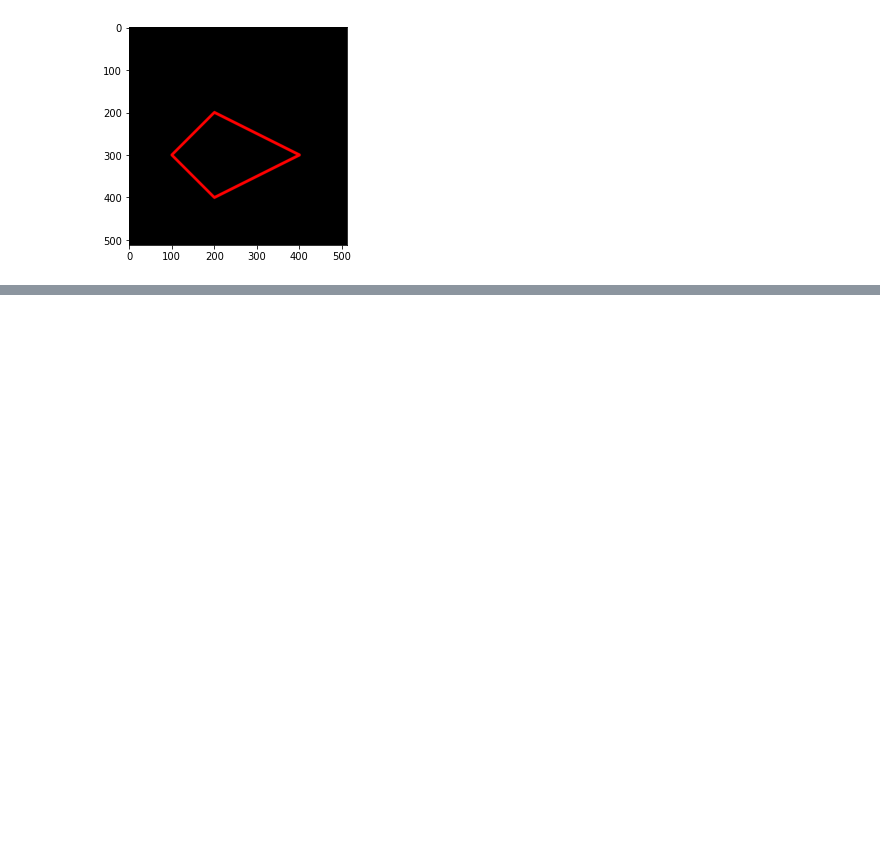
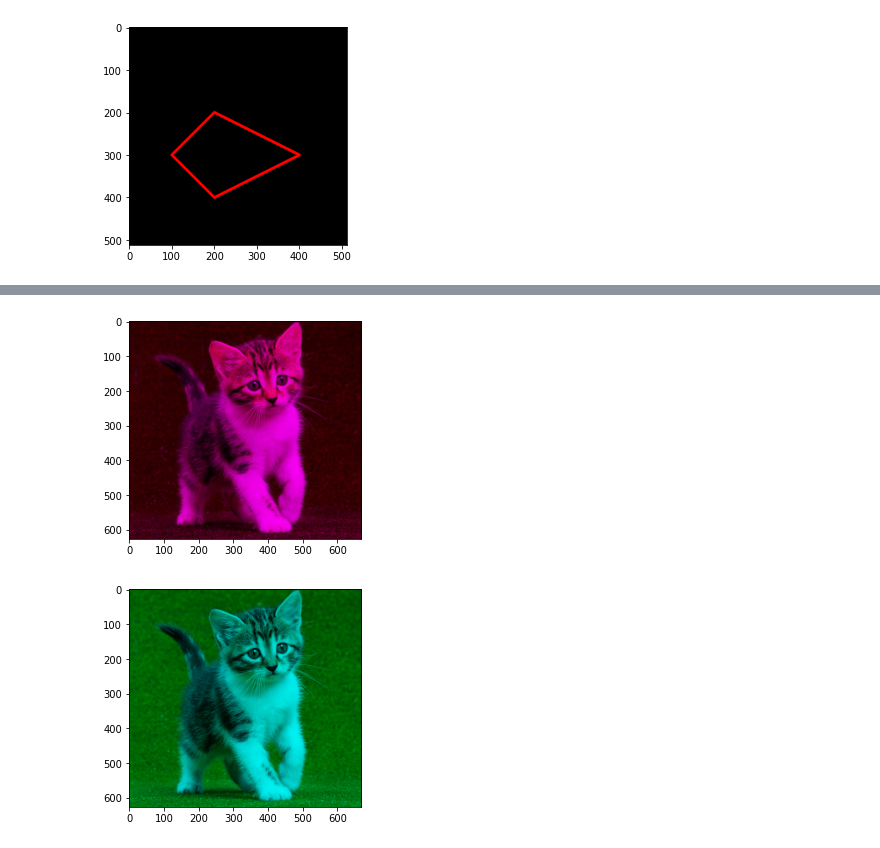
Before and after one commit to raihanhd12/PCVK_Genap_2023, a Jupyter notebook: Minggu 2/Week2.ipynb, the cells around one changed output, grey strips where cells are left out. Saved outputs shown, nothing was run; the diff lists cells and outputs as text; code cells hidden in the pictures; blank space fills up the shorter version.

```diff
--- a/Minggu 2/Week2.ipynb
+++ b/Minggu 2/Week2.ipynb
@@ -141,0 +199,25 @@ plt.imshow(black_img2)
+# %%
+# Inisiasi Variabel gambar
+imgt2 = img
+
+# Konversi channel BGR -> RGB
+img_rgb = cv.cvtColor(imgt2, cv.COLOR_BGR2RGB)
+
+# Tampilkan gambar dalam channel Red-Blue saja
+img_redblue = np.zeros_like(img_rgb)
+img_redblue[:,:,0] = img_rgb[:,:,0]
+img_redblue[:,:,2] = img_rgb[:,:,2]
+plt.imshow(img_redblue)
+plt.show()
+
+print("\n")
+
+# Tampilkan gambar dalam channel Green-Blue saja
+img_greenblue = np.zeros_like(img_rgb)
+img_greenblue[:,:,1] = img_rgb[:,:,1]
+img_greenblue[:,:,2] = img_rgb[:,:,2]
+plt.imshow(img_greenblue)
+plt.show()
+# %% [output]
+[figure, added]
+[figure, added]
```
Also changed, not shown: parts of 24 cells of this notebook.
